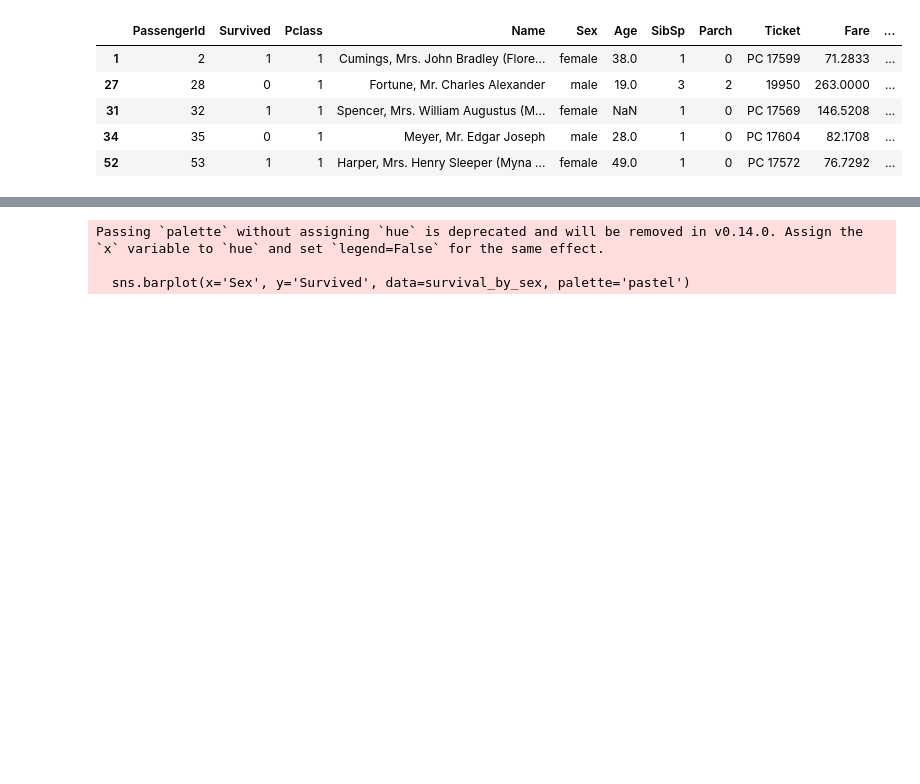
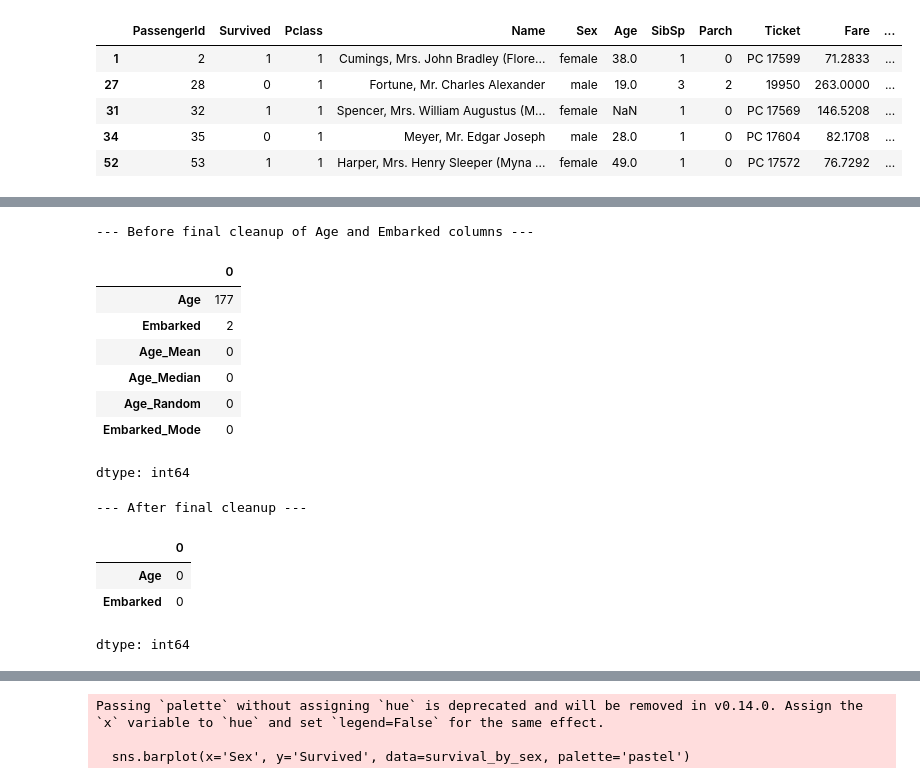
Before and after one commit to aarushi-202618017/202618017_Aarushi_DS605, a Jupyter notebook: 202618017_LAB_02/202618017_LAB_02.ipynb, the cells around one changed output, grey strips where cells are left out. Drawn from its saved outputs; the diff is of its cells as text; code cells hidden in the pictures; blank space fills up the shorter version.

```diff
--- a/202618017_LAB_02/202618017_LAB_02.ipynb
+++ b/202618017_LAB_02/202618017_LAB_02.ipynb
@@ -585,4 +608,34 @@ df_impute.isnull().sum()
 dtype: int64
+# %%
+print('Before final cleanup of Age and Embarked columns')
+display(df_impute.isnull().sum()[['Age', 'Embarked', 'Age_Mean', 'Age_Median', 'Age_Random', 'Embarked_Mode']])
+
+# Replace the original 'Age' column with 'Age_Mean'
+df_impute['Age'] = df_impute['Age_Mean']
+
+# Replace the original 'Embarked' column with 'Embarked_Mode'
+df_impute['Embarked'] = df_impute['Embarked_Mode']
+
+# Drop the auxiliary imputed columns as they are no longer needed
+df_impute = df_impute.drop(columns=['Age_Mean', 'Age_Median', 'Age_Random', 'Embarked_Mode'])
+
+print('\n--- After final cleanup ---')
+display(df_impute.isnull().sum()[['Age', 'Embarked']])
+# %% [output]
+--- Before final cleanup of Age and Embarked columns ---
+|  | 0 |
+| Age | 177 |
+| Embarked | 2 |
+| Age_Mean | 0 |
+| Age_Median | 0 |
+| Age_Random | 0 |
+| Embarked_Mode | 0 |
+dtype: int64
+--- After final cleanup ---
+|  | 0 |
+| Age | 0 |
+| Embarked | 0 |
+dtype: int64
 # %%
 df_impute = df_impute.drop('Cabin', axis=1)
 # %%
```
Also changed, not shown: parts of 7 cells of this notebook.
